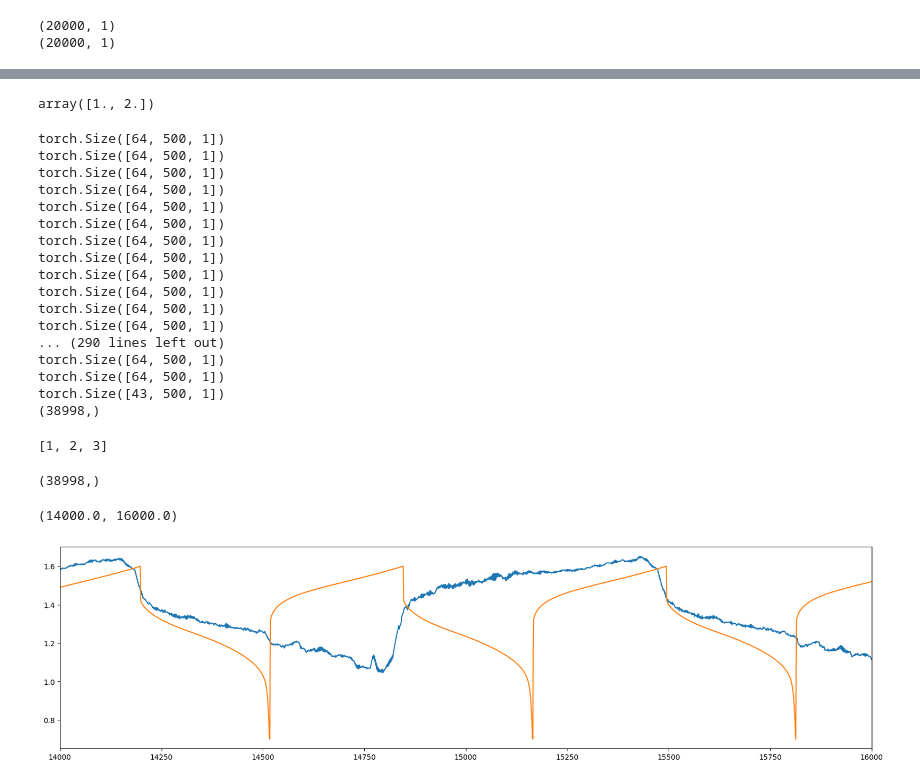
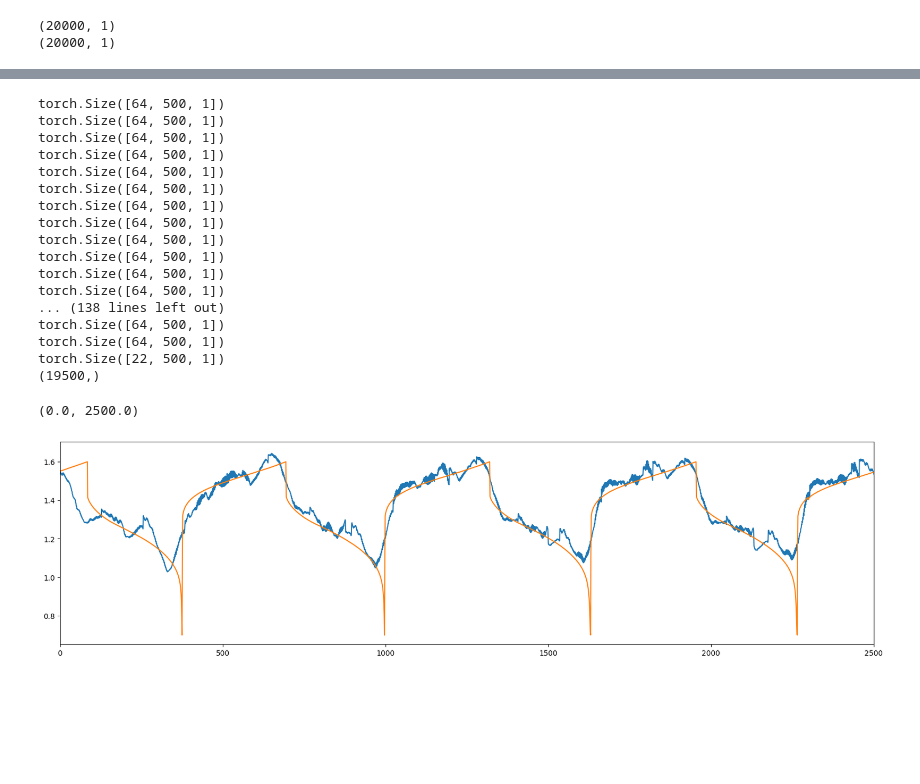
Before and after one commit to fertile04/HoHo, a Jupyter notebook: SOC/new_prac_tf(v_data)(plan_2).ipynb, the cells around one changed output, grey strips where cells are left out. Saved outputs shown, nothing was run; the diff lists cells and outputs as text; code cells hidden in the pictures; blank space fills up the shorter version.

```diff
--- a/SOC/new_prac_tf(v_data)(plan_2).ipynb
+++ b/SOC/new_prac_tf(v_data)(plan_2).ipynb
@@ -82,7 +82,7 @@ class CustomDataset(Dataset):
     def __len__(self):
         return self.length
 # %%
-train_dataset = StrideDataset("180801_RFB_510cy_006_DC_20000.csv", 500, 2, stride=1)
+train_dataset = StrideDataset("180801_RFB_510cy_006_DC_20000.csv", 500, 2, stride=2)
 dataset_d = CustomDataset("180801_RFB_510cy_006_DC_20000.csv")
 train_dataloader = DataLoader(train_dataset, batch_size=64, shuffle=False, drop_last=False)
 # %%
@@ -183,7 +183,7 @@ model = TFModel(500, 2, 512, 8, 4, 0.1).to(device)
 criterion = nn.MSELoss()
 optimizer = torch.optim.Adam(model.parameters(), lr=lr)
 # %%
-epoch = 30
+epoch = 5
 model.train()
 progress = tqdm(range(epoch))
 
@@ -253,18 +222,8 @@ print(dataset_d.y.shape)
 # src.shape
 
 
-eval_dataset = StrideDataset("180801_RFB_510cy_006_DC_20000.csv", 500, 2, stride=1)
+eval_dataset = StrideDataset("180801_RFB_510cy_006_DC_20000.csv", 500, 2, stride=2)
 eval_dataloader = DataLoader(eval_dataset, batch_size=64, shuffle=False, drop_last=False)
-# %%
-ps = np.array([])
-
-ps = np.append(ps, 1)
-ps
-
-ps = np.append(ps, 2)
-ps
-# %% [output]
-array([1., 2.])
 # %%
 model.eval()
 
@@ -294,19 +253,8 @@ torch.Size([64, 500, 1])
 torch.Size([64, 500, 1])
 torch.Size([64, 500, 1])
 torch.Size([64, 500, 1])
-... (290 lines left out)
+... (138 lines left out)
 torch.Size([64, 500, 1])
 torch.Size([64, 500, 1])
-torch.Size([43, 500, 1])
-(38998,)
+torch.Size([22, 500, 1])
+(19500,)
-# %%
-arr1 = np.random.random([1,500,1])
-arr1 = torch.Tensor(arr1)
-arr2  = [1, 2, 3]
-
-print(arr2)
-arr2 = torch.Tensor(arr2)
-
-#output1 = model(arr1.float().to(device), src_mask)
-# %% [output]
-[1, 2, 3]
@@ -315,18 +261,14 @@ arr2 = torch.Tensor(arr2)
-# %%
-predictions.shape
-# %% [output]
-(38998,)
 # %%
 plt.figure(figsize=(20,5))
 # plt.plot(range(20000-639,20000),dataset_d.y[20000-639:], label="real")
 plt.plot(predictions, label="predict")
-plt.plot(range(20000-500),dataset_d.y[500:], label="real")
-plt.xlim(14000,16000)
+plt.plot(dataset_d.y[500:], label="real")
+plt.xlim(0,2500)
 # plt.legend()
 # plt.show()
 # %% [output]
-(14000.0, 16000.0)
+(0.0, 2500.0)
-[figure, old version]
+[figure, new version]
 # %%
 import torch, gc
 gc.collect()
```
Also changed, not shown: parts of 5 cells of this notebook, 7 other files.
